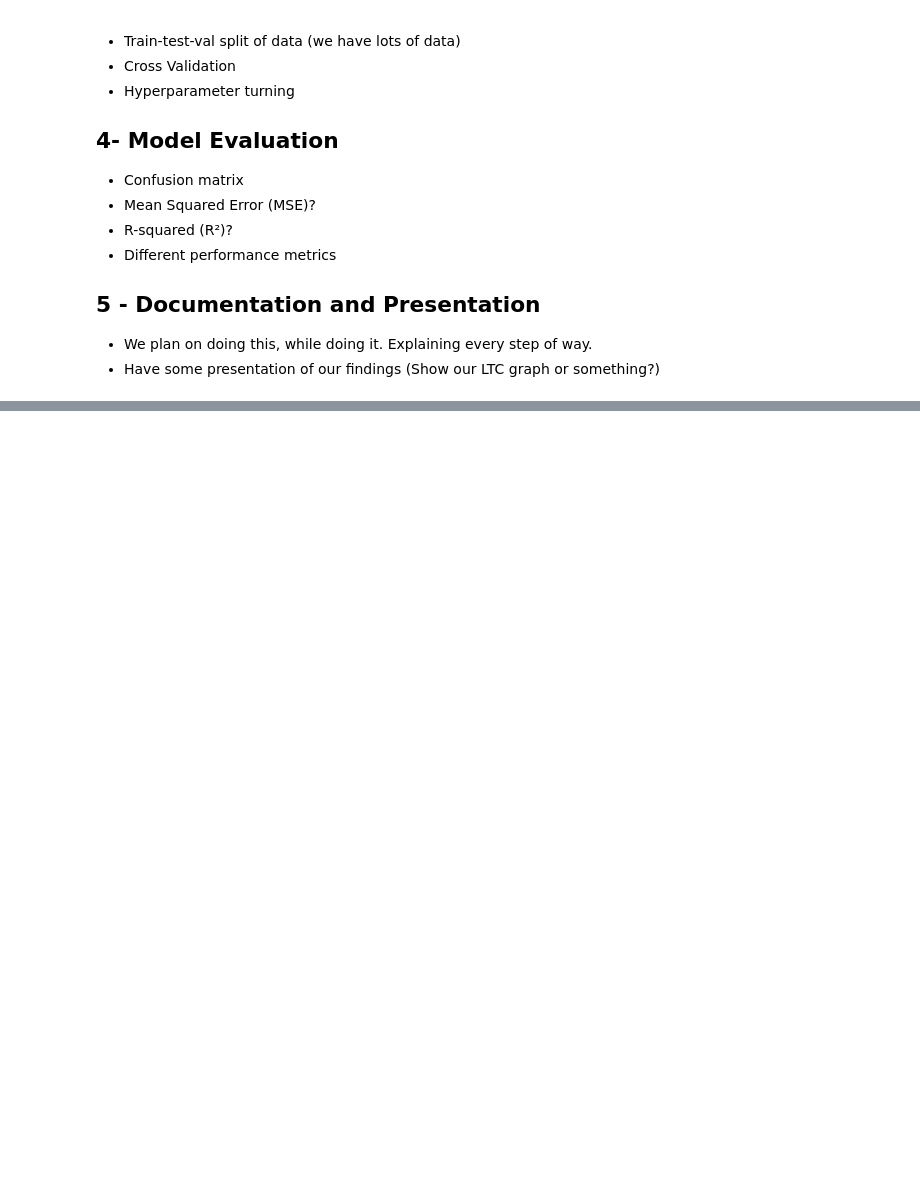
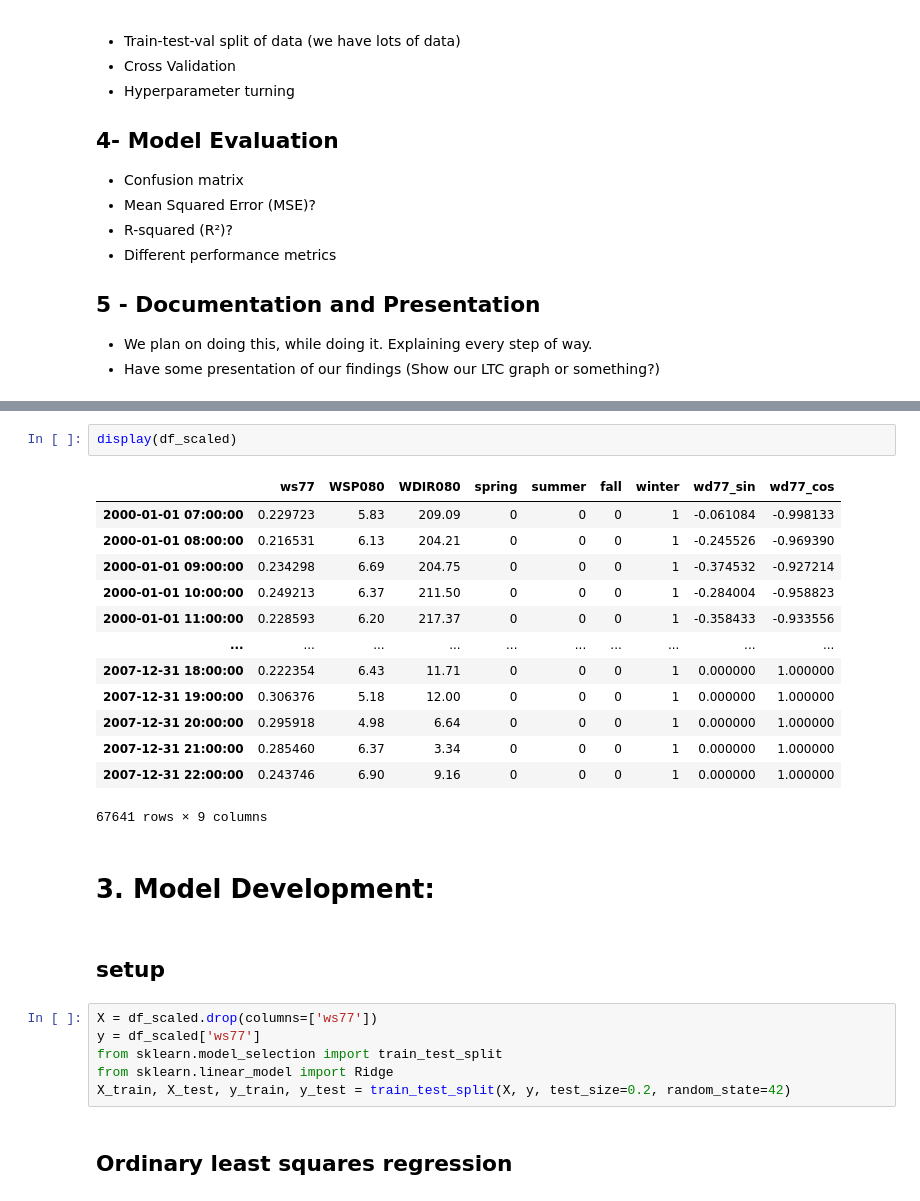
Before and after one commit to MAL1-MMMB/MAL-Assignment4, a Jupyter notebook: Assignment 4.ipynb, the cells around one changed output, grey strips where cells are left out. Saved outputs shown, nothing was run; the diff lists cells and outputs as text; blank space fills up the shorter version.

Commit message:
Made some preprocessing and Model development and evaluation.

```diff
--- a/Assignment 4.ipynb
+++ b/Assignment 4.ipynb
@@ -133,0 +282,28 @@ In session 8, we will do a Q/A if you have any questions. But as mentioned, try
+# %%
+display(df_scaled)
+# %% [output]
+|  | ws77 | WSP080 | WDIR080 | spring | summer | fall | winter | wd77_sin | wd77_cos |
+| 2000-01-01 07:00:00 | 0.229723 | 5.83 | 209.09 | 0 | 0 | 0 | 1 | -0.061084 | -0.998133 |
+| 2000-01-01 08:00:00 | 0.216531 | 6.13 | 204.21 | 0 | 0 | 0 | 1 | -0.245526 | -0.969390 |
+| 2000-01-01 09:00:00 | 0.234298 | 6.69 | 204.75 | 0 | 0 | 0 | 1 | -0.374532 | -0.927214 |
+| 2000-01-01 10:00:00 | 0.249213 | 6.37 | 211.50 | 0 | 0 | 0 | 1 | -0.284004 | -0.958823 |
+| 2000-01-01 11:00:00 | 0.228593 | 6.20 | 217.37 | 0 | 0 | 0 | 1 | -0.358433 | -0.933556 |
+| ... | ... | ... | ... | ... | ... | ... | ... | ... | ... |
+| 2007-12-31 18:00:00 | 0.222354 | 6.43 | 11.71 | 0 | 0 | 0 | 1 | 0.000000 | 1.000000 |
+| 2007-12-31 19:00:00 | 0.306376 | 5.18 | 12.00 | 0 | 0 | 0 | 1 | 0.000000 | 1.000000 |
+| 2007-12-31 20:00:00 | 0.295918 | 4.98 | 6.64 | 0 | 0 | 0 | 1 | 0.000000 | 1.000000 |
+| 2007-12-31 21:00:00 | 0.285460 | 6.37 | 3.34 | 0 | 0 | 0 | 1 | 0.000000 | 1.000000 |
+| 2007-12-31 22:00:00 | 0.243746 | 6.90 | 9.16 | 0 | 0 | 0 | 1 | 0.000000 | 1.000000 |
+67641 rows × 9 columns
+# %% [markdown]
+# 3. **Model Development:**
+# %% [markdown]
+## setup
+# %%
+X = df_scaled.drop(columns=['ws77'])
+y = df_scaled['ws77']
+from sklearn.model_selection import train_test_split
+from sklearn.linear_model import Ridge
+X_train, X_test, y_train, y_test = train_test_split(X, y, test_size=0.2, random_state=42)
+# %% [markdown]
+## Ordinary least squares regression
```
Also changed, not shown: parts of 13 cells of this notebook.
